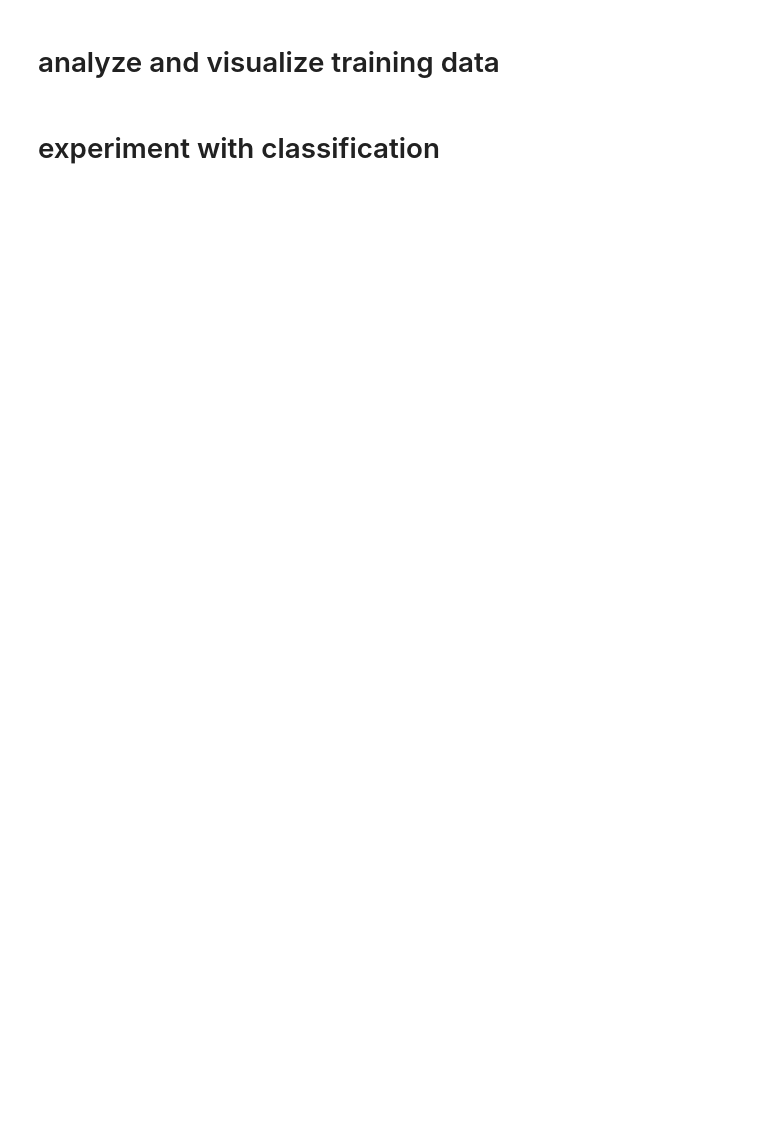
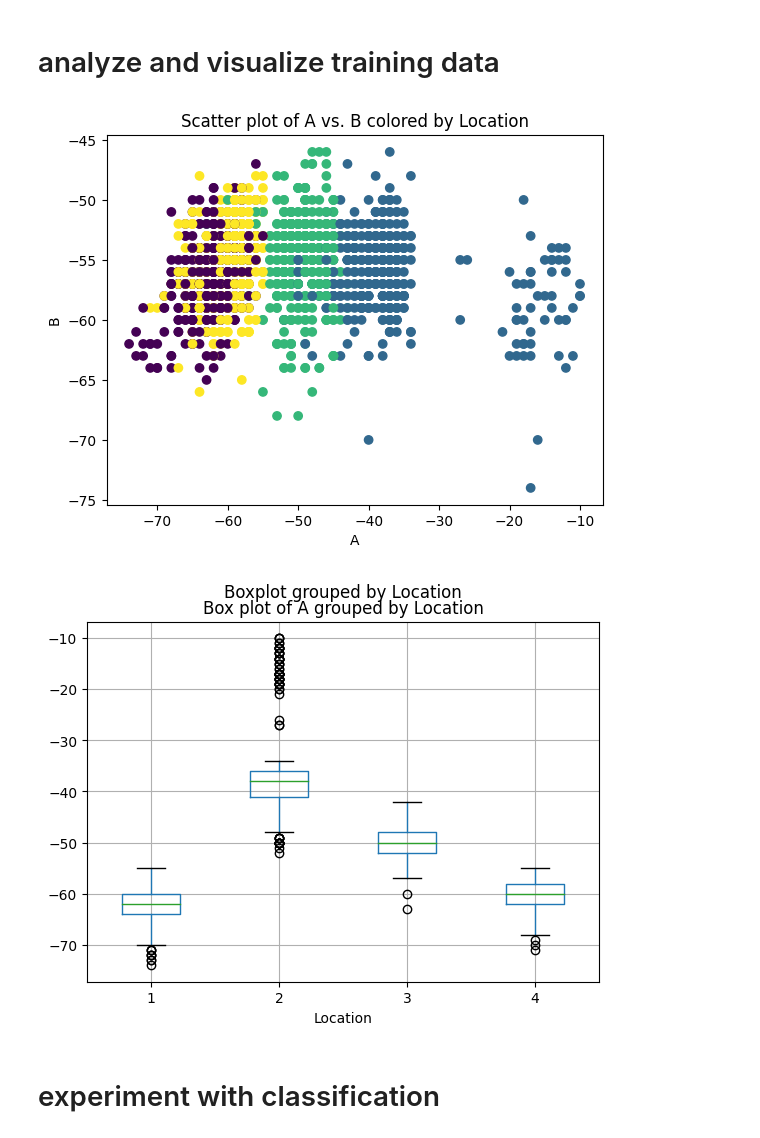
Before and after one commit to PatRakowicz/College-CS, a Jupyter notebook: CS-303/HW11/Homework_11-WiFi.ipynb, the cells around one changed output. Drawn from its saved outputs; the diff is of its cells as text; code cells hidden in the pictures; blank space fills up the shorter version.

```diff
--- a/CS-303/HW11/Homework_11-WiFi.ipynb
+++ b/CS-303/HW11/Homework_11-WiFi.ipynb
@@ -9,4 +13,5 @@
 # %% [markdown]
 # read in training data
 # %%
-#python code...
+train_df = pd.read_csv('train.csv')
+print(train_df)
@@ -13,7 +33,18 @@
 # %% [markdown]
 # analyze and visualize training data
 # %%
-#python code...
+plt.scatter(train_df['A'], train_df['B'], c=train_df['Location'])
+plt.xlabel('A')
+plt.ylabel('B')
+plt.title('Scatter plot of A vs. B colored by Location')
+plt.show()
+
+train_df.boxplot(column=['A'], by='Location')
+plt.title('Box plot of A grouped by Location')
+plt.show()
+# %% [output]
+[figure, added]
+[figure, added]
 # %% [markdown]
 # experiment with classification
 # %%
```
Also changed, not shown: parts of 8 cells of this notebook.
